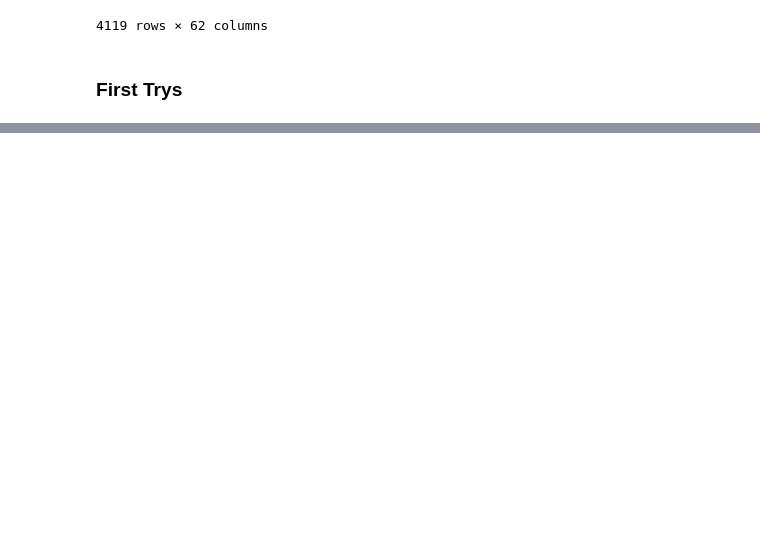
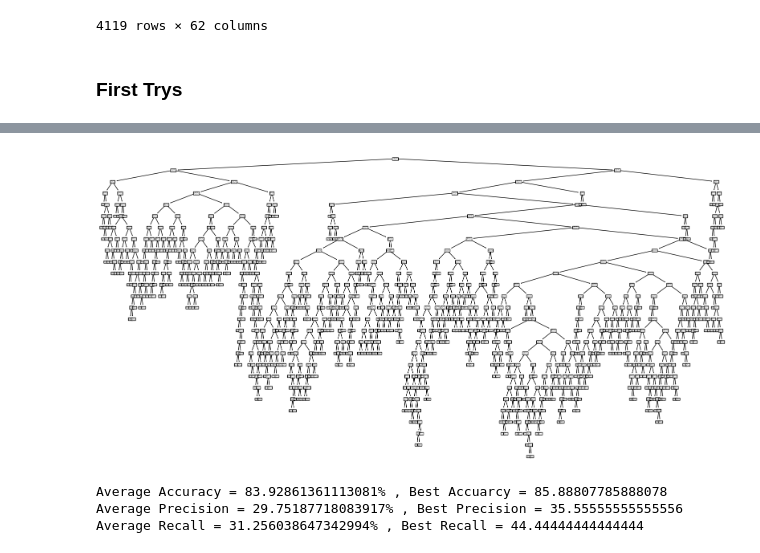
Before and after one commit to joscha-st/ibait_ml_g1, a Jupyter notebook: research.ipynb, the cells around one changed output, grey strips where cells are left out. Cells and saved outputs as stored; diff of their text form; code cells hidden in the pictures; blank space fills up the shorter version.

```diff
--- a/research.ipynb
+++ b/research.ipynb
@@ -143,0 +144,28 @@ For KNN with n = 10 Average Recall = 11.318840579710146% , Best Recall = 20.0
+# %%
+import matplotlib.pyplot as plt
+from sklearn import tree
+from sklearn.tree import DecisionTreeClassifier
+
+dt = DecisionTreeClassifier()
+dt.fit(bank_encoded, bank_target)
+
+plt.figure(figsize=(20,10))
+tree.plot_tree(dt,
+               feature_names=bank_encoded.columns,
+               class_names=label_encoder.classes_)
+plt.show()
+
+dt = DecisionTreeClassifier()
+accuracy = cross_val_score(dt, bank_encoded, bank_target, cv=10, scoring='accuracy')
+print("Average Accuracy = {}% , Best Accuarcy = {}".format(accuracy.mean() * 100.0, accuracy.max() * 100.0))
+
+precision = cross_val_score(dt, bank_encoded, bank_target, cv=10, scoring='precision')
+print("Average Precision = {}% , Best Precision = {}".format(precision.mean() * 100.0, precision.max() * 100.0))
+
+recall = cross_val_score(dt, bank_encoded, bank_target, cv=10, scoring='recall')
+print("Average Recall = {}% , Best Recall = {}".format(recall.mean() * 100.0, recall.max() * 100.0))
+# %% [output]
+[figure, added]
+Average Accuracy = 83.92861361113081% , Best Accuarcy = 85.88807785888078
+Average Precision = 29.75187718083917% , Best Precision = 35.55555555555556
+Average Recall = 31.256038647342994% , Best Recall = 44.44444444444444
```
Also changed, not shown: parts of 2 cells of this notebook.
